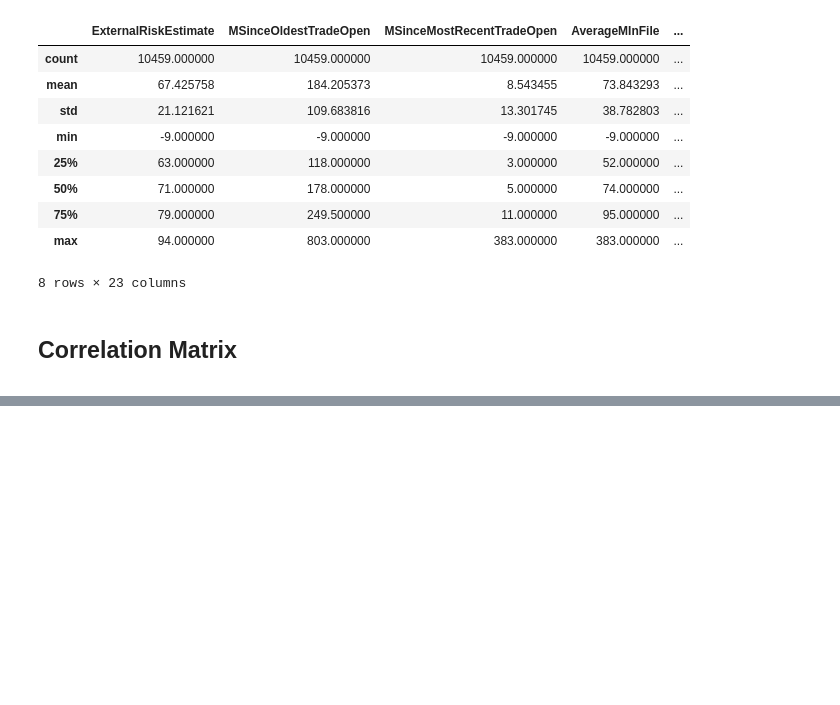
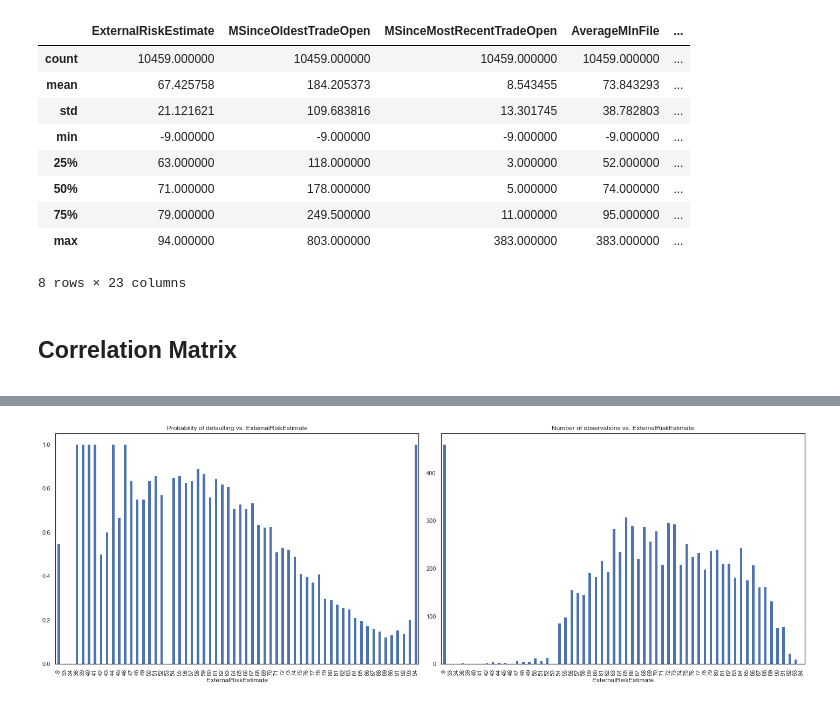
Before and after one commit to mnovovil/CreditRiskPredictiveModel, a Jupyter notebook: CIS_432_FinalProject_Script.ipynb, the cells around one changed output, grey strips where cells are left out. Cells and saved outputs as stored; diff of their text form; code cells hidden in the pictures; blank space fills up the shorter version.

Commit message:
continued EDA
(split, groupby, count and show the missing vals)
The next step is to use the pipeline and transformers from hw3

```diff
--- a/CIS_432_FinalProject_Script.ipynb
+++ b/CIS_432_FinalProject_Script.ipynb
@@ -119,0 +116,8 @@ plt.show()
+# %%
+#Split dataset
+X_train, X_test, Y_train, Y_test = train_test_split(X, Y, test_size=0.2, random_state=1234)
+# %%
+df_train = X_train.join(Y_train)
+# %%
+means = df_train.groupby(by = "ExternalRiskEstimate").mean()["RiskPerformance"]
+means
@@ -119,0 +142,3 @@ plt.show()
+# %%
+counts =df_train.groupby(by ="ExternalRiskEstimate").count()["RiskPerformance"]
+counts
@@ -119,0 +163,7 @@ plt.show()
+# %%
+fig, axes = plt.subplots(1,2, figsize=(20,7))
+means.plot.bar(ax=axes[0], title='Probability of defaulting vs. ExternalRiskEstimate')
+counts.plot.bar(ax=axes[1], title='Number of observations vs. ExternalRiskEstimate')
+plt.tight_layout()
+# %% [output]
+[figure, added]
```
Also changed, not shown: parts of 10 cells of this notebook.
